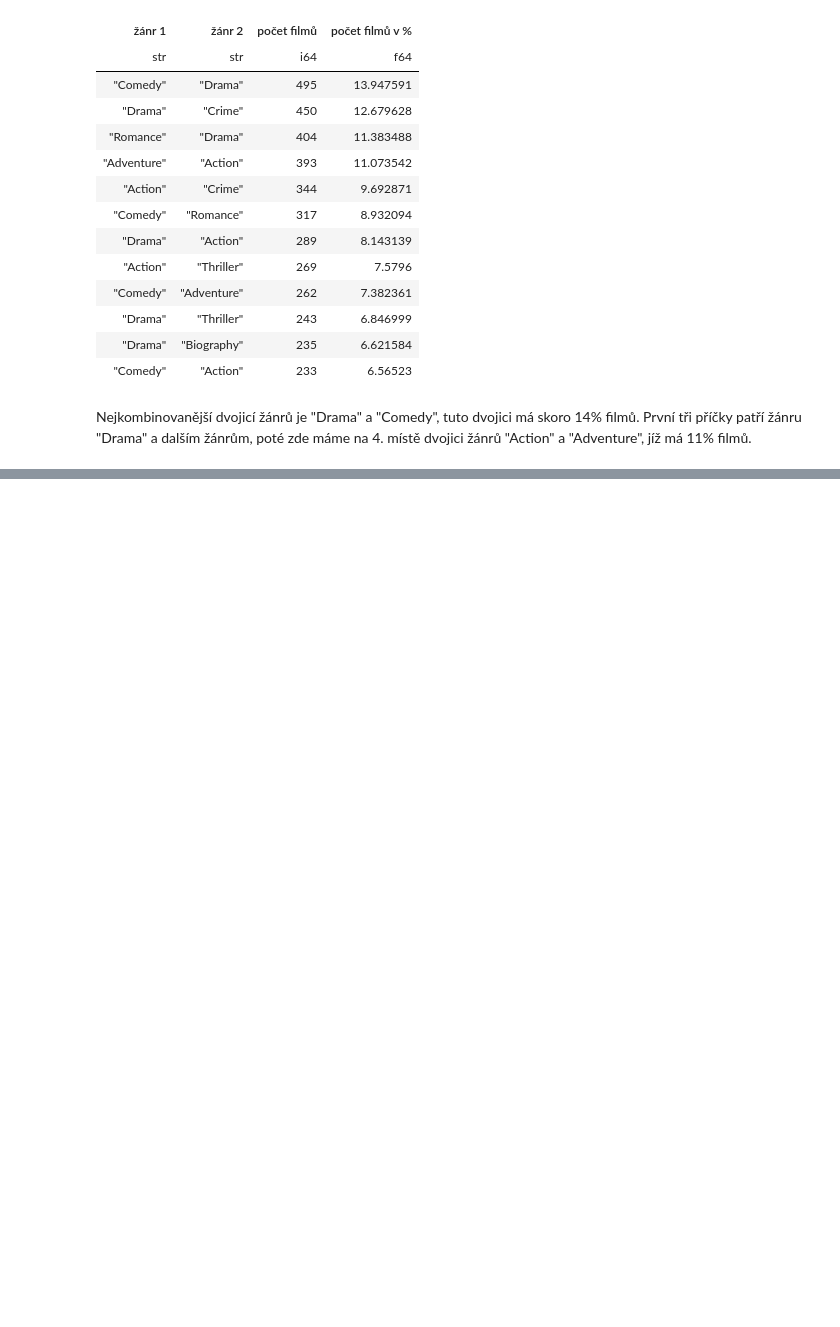
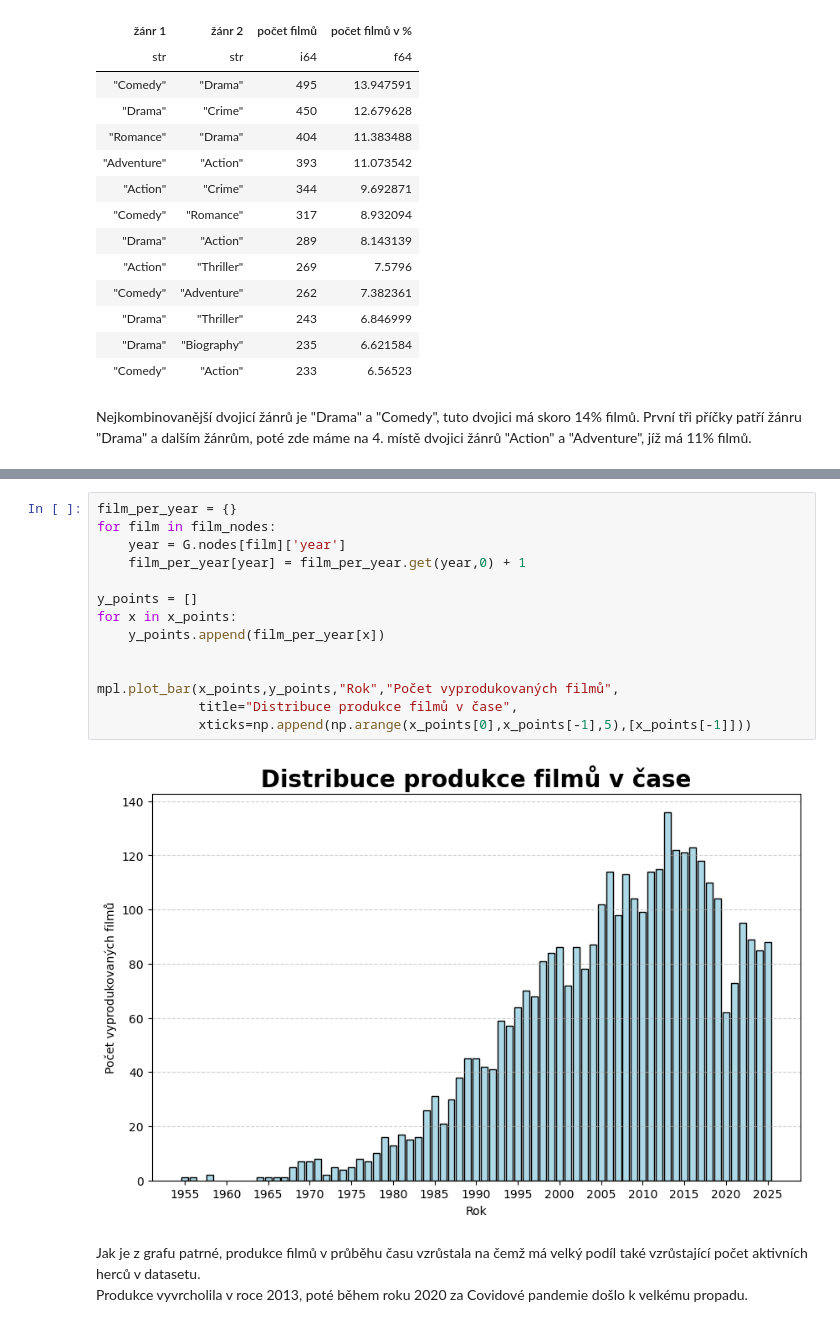
Before and after one commit to Jindrich8/Actors_and_films_analysis, a Jupyter notebook: actors_films.ipynb, the cells around one changed output, grey strips where cells are left out. Saved outputs shown, nothing was run; the diff lists cells and outputs as text; blank space fills up the shorter version.

```diff
--- a/actors_films.ipynb
+++ b/actors_films.ipynb
@@ -1292,0 +1491,19 @@ První tři příčky patří žánru "Drama" a dalším žánrům, poté zde m
+# %%
+film_per_year = {}
+for film in film_nodes:
+    year = G.nodes[film]['year']
+    film_per_year[year] = film_per_year.get(year,0) + 1
+
+y_points = []
+for x in x_points:
+    y_points.append(film_per_year[x])
+
+
+mpl.plot_bar(x_points,y_points,"Rok","Počet vyprodukovaných filmů",
+             title="Distribuce produkce filmů v čase",
+             xticks=np.append(np.arange(x_points[0],x_points[-1],5),[x_points[-1]]))
+# %% [output]
+[figure, added]
+# %% [markdown]
+Jak je z grafu patrné, produkce filmů v průběhu času vzrůstala na čemž má velký podíl také vzrůstající počet aktivních herců v datasetu.
+Produkce vyvrcholila v roce 2013, poté během roku 2020 za Covidové pandemie došlo k velkému propadu.
```
Also changed, not shown: parts of 7 cells of this notebook.
